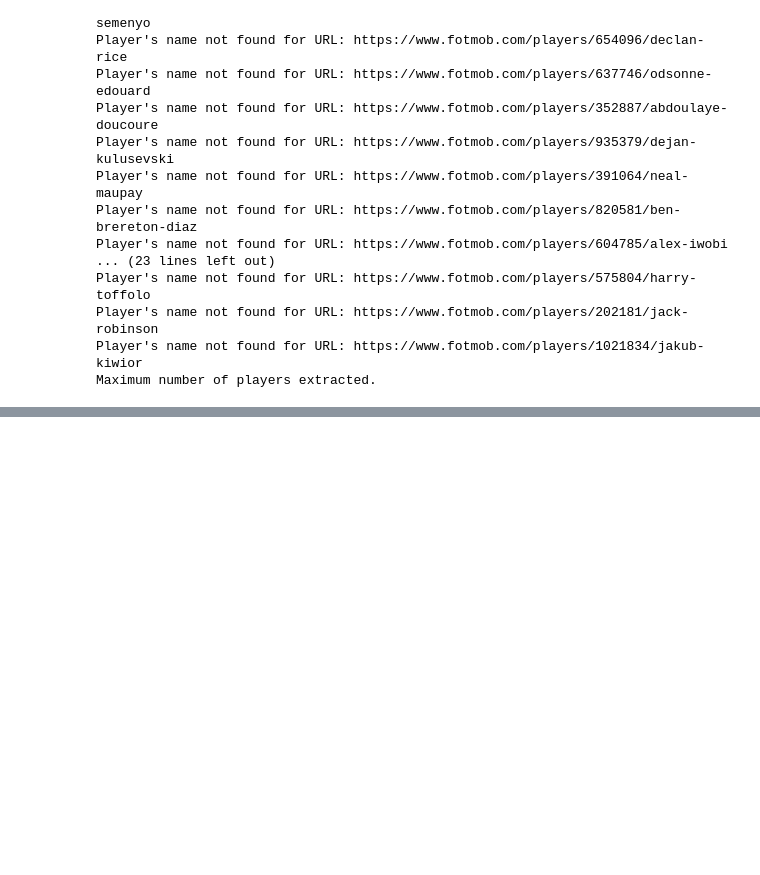
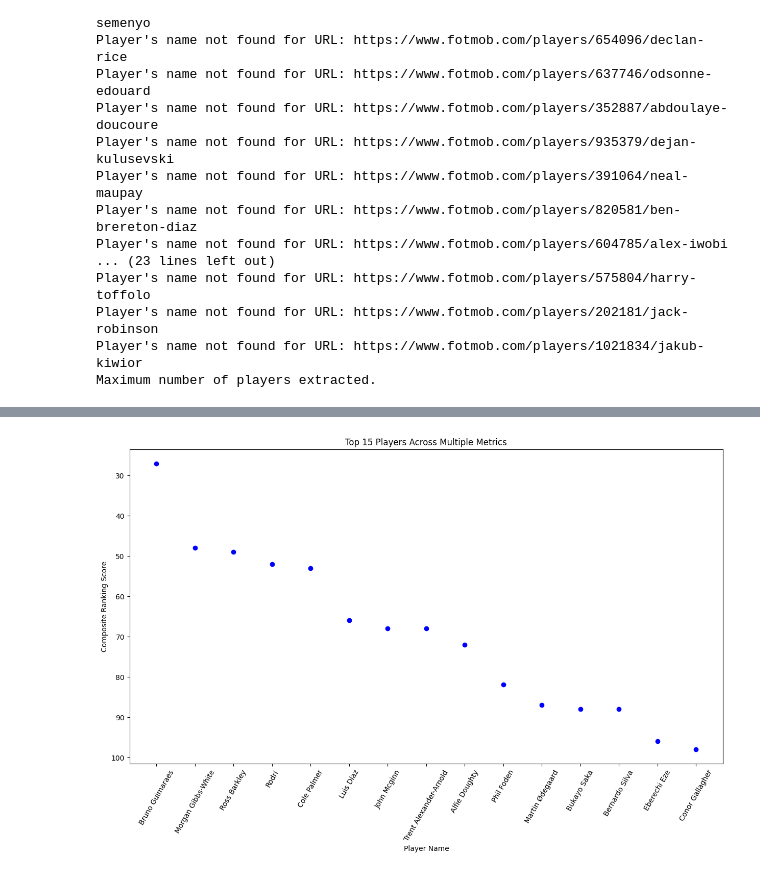
Before and after one commit to medrees-1000/Scraper-Project, a Jupyter notebook: testeing.ipynb, the cells around one changed output, grey strips where cells are left out. Cells and saved outputs as stored; diff of their text form; code cells hidden in the pictures; blank space fills up the shorter version.

```diff
--- a/testeing.ipynb
+++ b/testeing.ipynb
@@ -278,0 +385,26 @@ Name: count, dtype: int64
+# %%
+cols_to_convert = ['Pass accuracy', 'Accurate long balls', 'Long ball accuracy', 'Chances created', 'Successful dribbles']
+footBall[cols_to_convert] = footBall[cols_to_convert].apply(pd.to_numeric, errors='coerce')
+
+# Rank players in each category (lower rank is better, so use ascending=True)
+for col in cols_to_convert:
+    footBall[col + '_Rank'] = footBall[col].rank(method='max', ascending=False)
+
+# Create a 'Total Rank' by summing up all individual ranks
+rank_columns = [col + '_Rank' for col in cols_to_convert]
+footBall['Total Rank'] = footBall[rank_columns].sum(axis=1)
+
+# Get the top 15 players by 'Total Rank'
+top_players = footBall.nsmallest(15, 'Total Rank')
+
+# Creating the dot plot
+plt.figure(figsize=(15, 8))
+plt.scatter(top_players['Name'], top_players['Total Rank'], color='blue')  # You can change color
+plt.title('Top 15 Players Across Multiple Metrics')
+plt.xlabel('Player Name')
+plt.ylabel('Composite Ranking Score')
+plt.xticks(rotation=60)  # Rotate names for better visibility
+plt.gca().invert_yaxis()  # Lower score is better
+plt.show()
+# %% [output]
+[figure, added]
```
Also changed, not shown: parts of 14 cells of this notebook.
